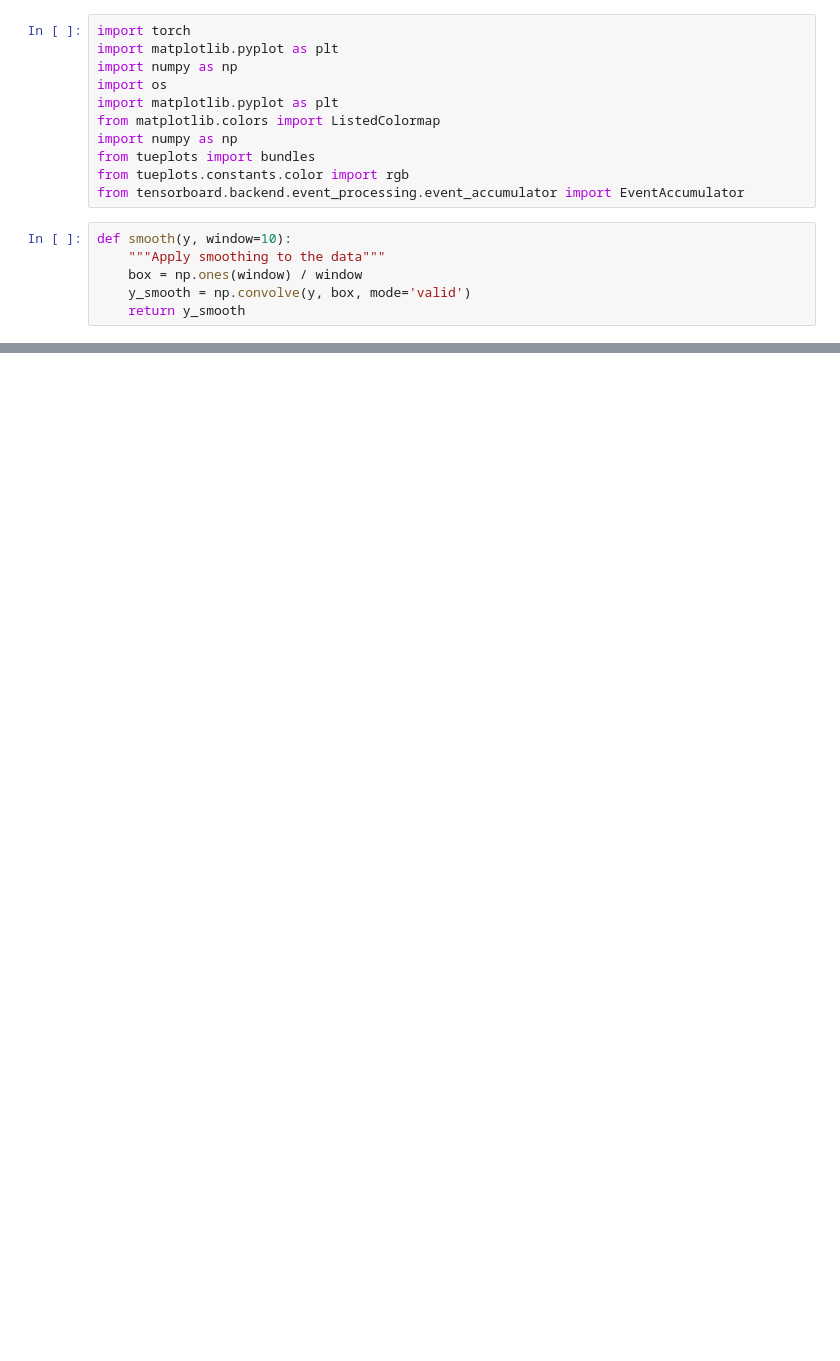
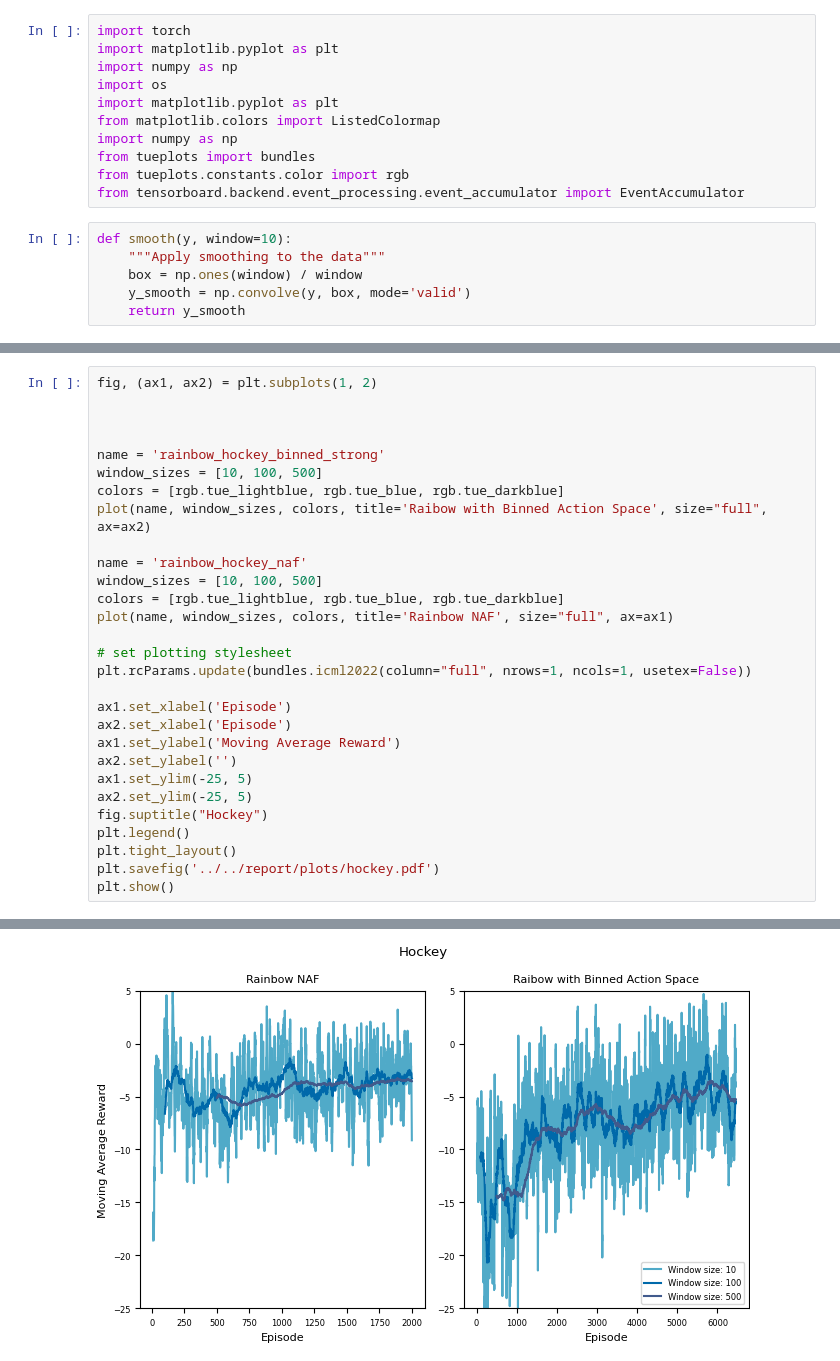
Before and after one commit to Xploeng/HockeyAI, a Jupyter notebook: src/scripts/plotting.ipynb, the cells around one changed output, grey strips where cells are left out. Drawn from its saved outputs; the diff is of its cells as text; blank space fills up the shorter version.

Commit message:
plotting

```diff
--- a/src/scripts/plotting.ipynb
+++ b/src/scripts/plotting.ipynb
@@ -49,0 +56,30 @@ def plot(name, window_sizes, colors):
+# %%
+fig, (ax1, ax2) = plt.subplots(1, 2)
+
+
+
+name = 'rainbow_hockey_binned_strong'
+window_sizes = [10, 100, 500]
+colors = [rgb.tue_lightblue, rgb.tue_blue, rgb.tue_darkblue]
+plot(name, window_sizes, colors, title='Raibow with Binned Action Space', size="full", ax=ax2)
+
+name = 'rainbow_hockey_naf'
+window_sizes = [10, 100, 500]
+colors = [rgb.tue_lightblue, rgb.tue_blue, rgb.tue_darkblue]
+plot(name, window_sizes, colors, title='Rainbow NAF', size="full", ax=ax1)
+
+# set plotting stylesheet
+plt.rcParams.update(bundles.icml2022(column="full", nrows=1, ncols=1, usetex=False))
+
+ax1.set_xlabel('Episode')
+ax2.set_xlabel('Episode')
+ax1.set_ylabel('Moving Average Reward')
+ax2.set_ylabel('')
+ax1.set_ylim(-25, 5)
+ax2.set_ylim(-25, 5)
+fig.suptitle("Hockey")
+plt.legend()
+plt.tight_layout()
+plt.savefig('../../report/plots/hockey.pdf')
+plt.show()
+# %% [output]
@@ -50 +103,2 @@ def plot(name, window_sizes, colors):
+[figure, added]
 # %%
```
Also changed, not shown: parts of 6 cells of this notebook, 1 other file.
